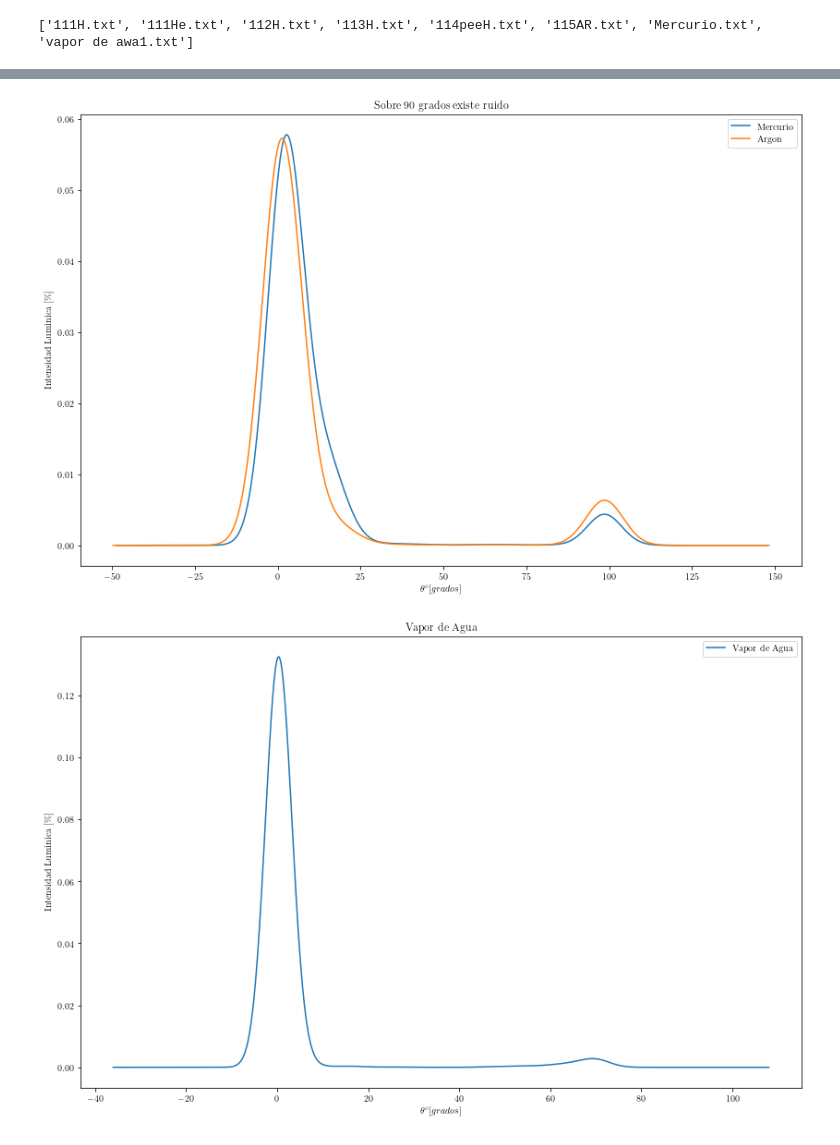
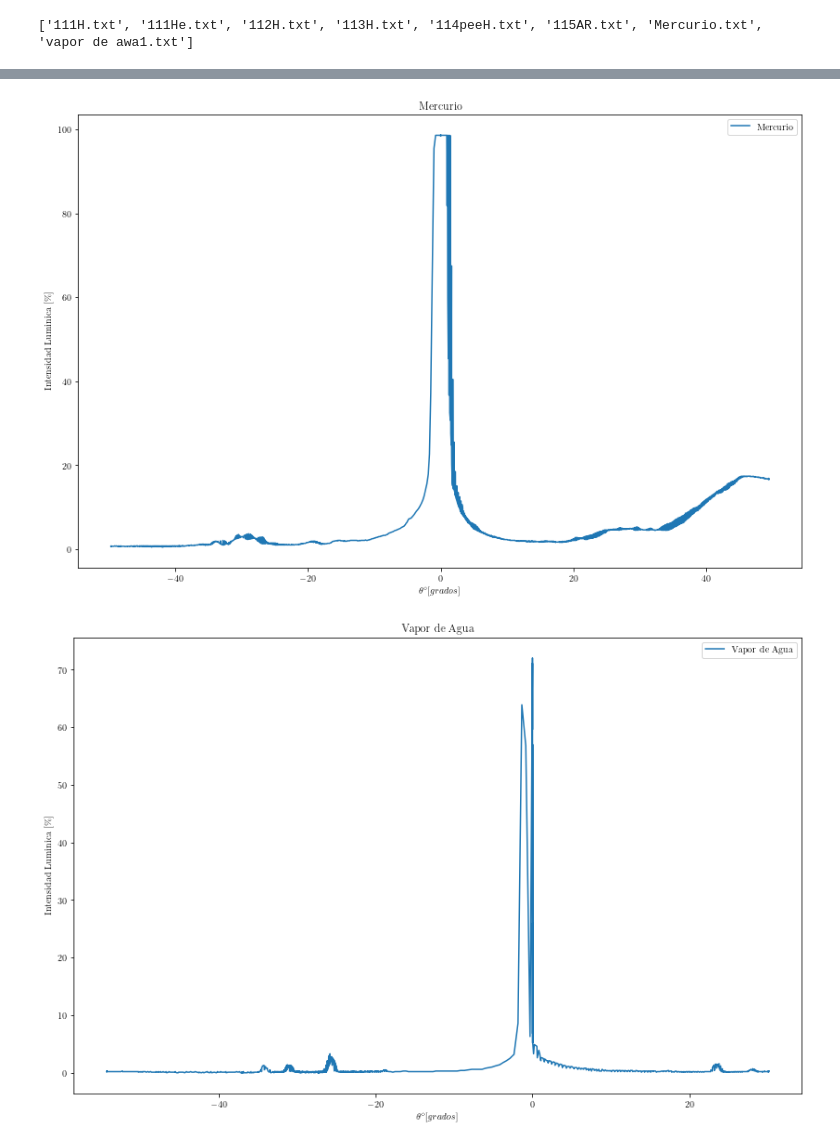
Before and after one commit to fbientrigo/lab_fisica, a Jupyter notebook: Convierte Raw Data de Pasco/main.ipynb, the cells around one changed output, grey strips where cells are left out. Saved outputs shown, nothing was run; the diff lists cells and outputs as text; code cells hidden in the pictures.

```diff
--- a/Convierte Raw Data de Pasco/main.ipynb
+++ b/Convierte Raw Data de Pasco/main.ipynb
@@ -77,12 +77,22 @@ df115AR = pd.read_csv(nombres_ficheros[5], sep="\t")[['ángulo (rad)', 'Intensid
 dfMercurio = pd.read_csv(nombres_ficheros[6], sep="\t")[['ángulo (rad)', 'Intensidad luminosa (%)']]
 dfVaporAwa = pd.read_csv(nombres_ficheros[7], sep="\t")[['ángulo (rad)', 'Intensidad luminosa (%)']]
 
-# utilize pd.read_csv(..., decimal=",") # para arreglar el problema del ruidi
 
 angul = 'ángulo (rad)'
 inten = 'Intensidad luminosa (%)'
 
-#dataframes = [df111H, df111He, df112H, df113H, df114peeH, df115AR, dfMercurio, dfVaporAwa]
+df111H = df111H.sort_values(by=[angul])
+df111He = df111He.sort_values(by=[angul])
+df112H = df112H.sort_values(by=[angul])
+df113H = df113H.sort_values(by=[angul])
+df114peeH = df114peeH.sort_values(by=[angul])
+df115AR = df115AR.sort_values(by=[angul])
+dfMercurio = dfMercurio.sort_values(by=[angul])
+dfVaporAwa = dfVaporAwa.sort_values(by=[angul])
+
+
+
+# utilize pd.read_csv(..., decimal=",") # para arreglar el problema del ruidi
 # %%
 # Funcion para analizar
 def blackbox(dataframe : pd.DataFrame, order = False, angul: str = angul, inten: str = inten):
@@ -137,17 +157,16 @@ plt.show()
 # %%
-ax = dfMercurio.plot(x=angul, y=inten, kind='density', figsize=(14,9), label='Mercurio')# .get_figure()
-df115AR.plot(ax= ax, x=angul, y=inten, kind='density', label='Argon')
+ax = dfMercurio.plot(x=angul, y=inten, figsize=(14,9), label='Mercurio')# .get_figure()
+#df115ARo.plot(ax= ax, x=angul, y=inten, label='Argon')
 
-plt.title(f'Sobre 90 grados existe ruido')
+plt.title(f'Mercurio')
 plt.ylabel(r'Intensidad Luminica [\%]')
 plt.xlabel(r'$$\theta ^\circ [grados]$$')
 #plt.legend().remove() # se dejara legends para varios data
 plt.show()
 # %% [output]
-[figure, old version]
+[figure, new version]
 # %%
-ax = dfVaporAwa.plot(x=angul, y=inten, kind='density', figsize=(14,9), label='Vapor de Agua')# .get_figure()
-
+ax = dfVaporAwa.plot(x=angul, y=inten, figsize=(14,9), label='Vapor de Agua')# .get_figure()
 
 plt.title(f'Vapor de Agua')
 plt.ylabel(r'Intensidad Luminica [\%]')
@@ -155,6 +174,6 @@ plt.xlabel(r'$$\theta ^\circ [grados]$$')
 #plt.legend().remove() # se dejara legends para varios data
 plt.show()
 # %% [output]
-[figure, old version]
+[figure, new version]
 # %%
 # C:\Users\fbien.DESKTOP-6FMEAR7\Documents\GitHub\lab4\lab_fisica\Datos Lab4\0930 Difraccion 1\Plots
```
Also changed, not shown: parts of 8 cells of this notebook, 7 other files.
